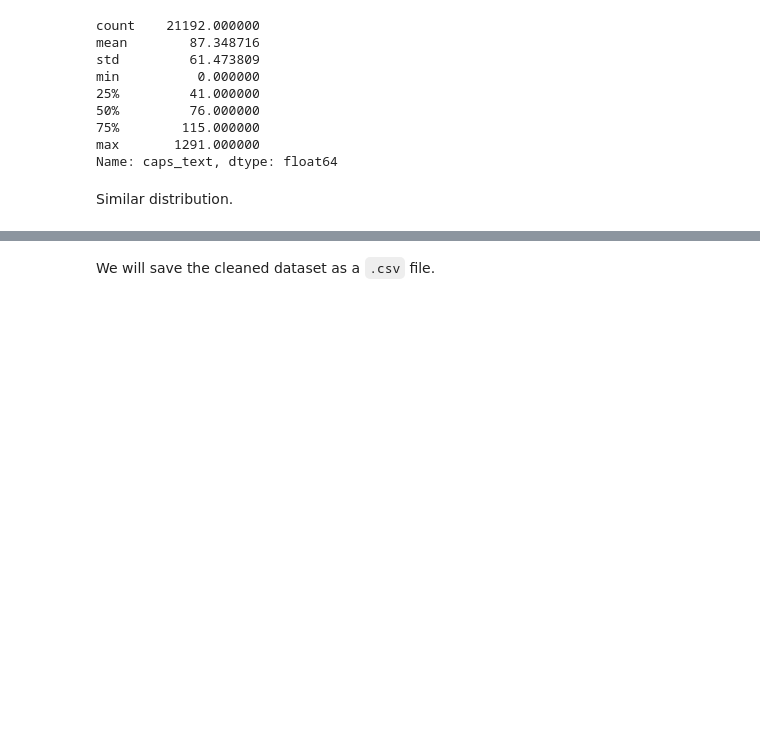
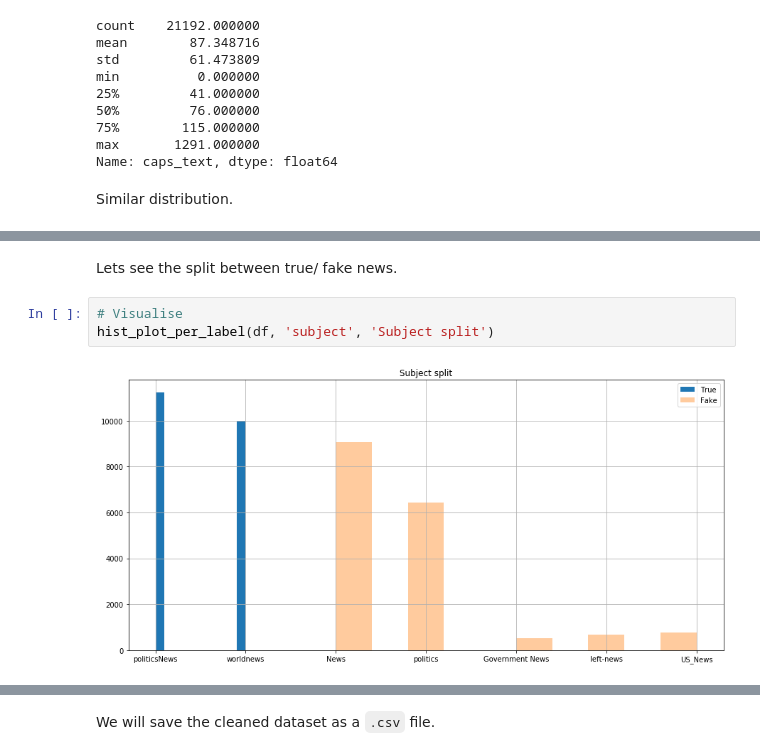
Before and after one commit to nadinezab/fake-news, a Jupyter notebook: 1_EDA.ipynb, the cells around one changed output, grey strips where cells are left out. Cells and saved outputs as stored; diff of their text form; blank space fills up the shorter version.

Commit message:
Add: investigate subject feat

```diff
--- a/1_EDA.ipynb
+++ b/1_EDA.ipynb
@@ -479,0 +492,7 @@ Similar distribution.
+# %% [markdown]
+Lets see the split between true/ fake news.
+# %%
+# Visualise
+hist_plot_per_label(df, 'subject', 'Subject split')
+# %% [output]
+[figure, added]
```
Also changed, not shown: parts of 10 cells of this notebook.
